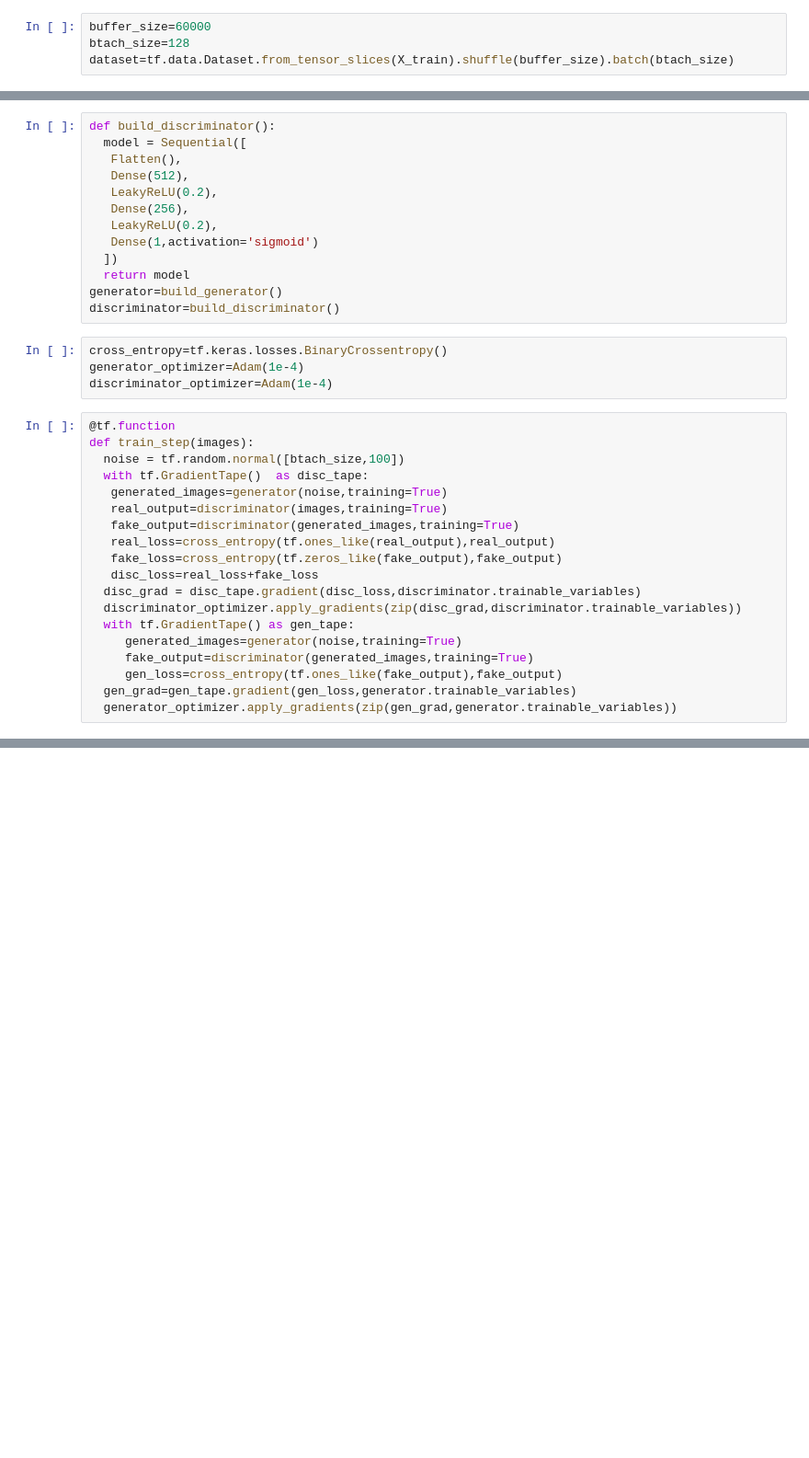
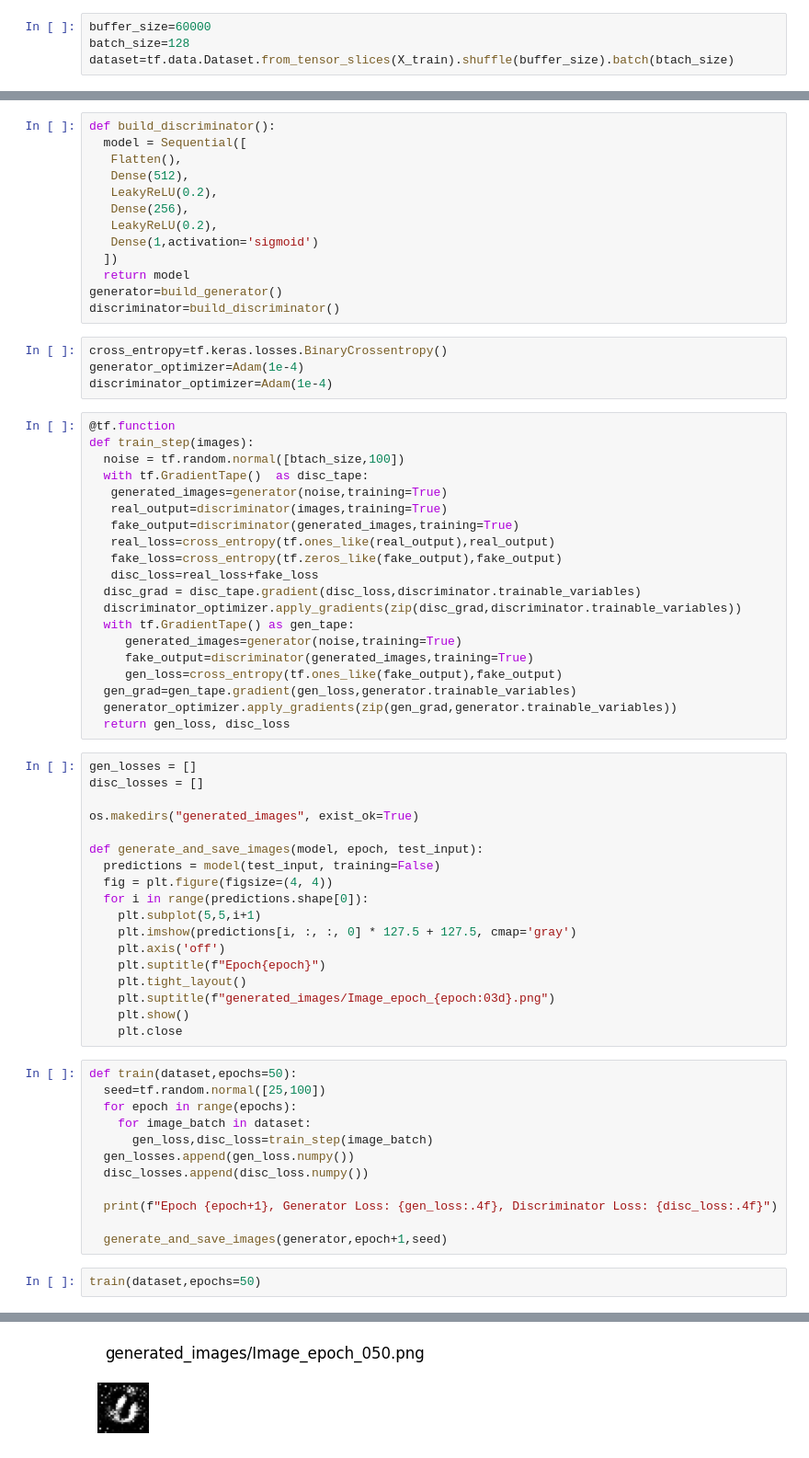
Before and after one commit to prernac-dotcom/generative_AI, a Jupyter notebook: GAN.ipynb, the cells around one changed output, grey strips where cells are left out. Shown: that part at 92% size. Saved outputs shown, nothing was run; the diff lists cells and outputs as text; blank space fills up the shorter version.

```diff
--- a/GAN.ipynb
+++ b/GAN.ipynb
@@ -14,7 +14,7 @@ X_train=(X_train.astype(np.float32)-127.5)/127.5
 X_train = np.expand_dims(X_train, axis=-1)
 # %%
 buffer_size=60000
-btach_size=128
+batch_size=128
 dataset=tf.data.Dataset.from_tensor_slices(X_train).shuffle(buffer_size).batch(btach_size)
 # %%
 def build_generator():
@@ -65,3 +65,37 @@ def train_step(images):
      gen_loss=cross_entropy(tf.ones_like(fake_output),fake_output)
   gen_grad=gen_tape.gradient(gen_loss,generator.trainable_variables)
   generator_optimizer.apply_gradients(zip(gen_grad,generator.trainable_variables))
+  return gen_loss, disc_loss
+# %%
+gen_losses = []
+disc_losses = []
+
+os.makedirs("generated_images", exist_ok=True)
+
+def generate_and_save_images(model, epoch, test_input):
+  predictions = model(test_input, training=False)
+  fig = plt.figure(figsize=(4, 4))
+  for i in range(predictions.shape[0]):
+    plt.subplot(5,5,i+1)
+    plt.imshow(predictions[i, :, :, 0] * 127.5 + 127.5, cmap='gray')
+    plt.axis('off')
+    plt.suptitle(f"Epoch{epoch}")
+    plt.tight_layout()
+    plt.suptitle(f"generated_images/Image_epoch_{epoch:03d}.png")
+    plt.show()
+    plt.close
+# %%
+def train(dataset,epochs=50):
+  seed=tf.random.normal([25,100])
+  for epoch in range(epochs):
+    for image_batch in dataset:
+      gen_loss,disc_loss=train_step(image_batch)
+  gen_losses.append(gen_loss.numpy())
+  disc_losses.append(disc_loss.numpy())
+
+  print(f"Epoch {epoch+1}, Generator Loss: {gen_loss:.4f}, Discriminator Loss: {disc_loss:.4f}")
+
+  generate_and_save_images(generator,epoch+1,seed)
+# %%
+train(dataset,epochs=50)
+# %% [output]
@@ -67,0 +103 @@ def train_step(images):
+[figure, added]
```
Also changed, not shown: parts of 2 cells of this notebook.
